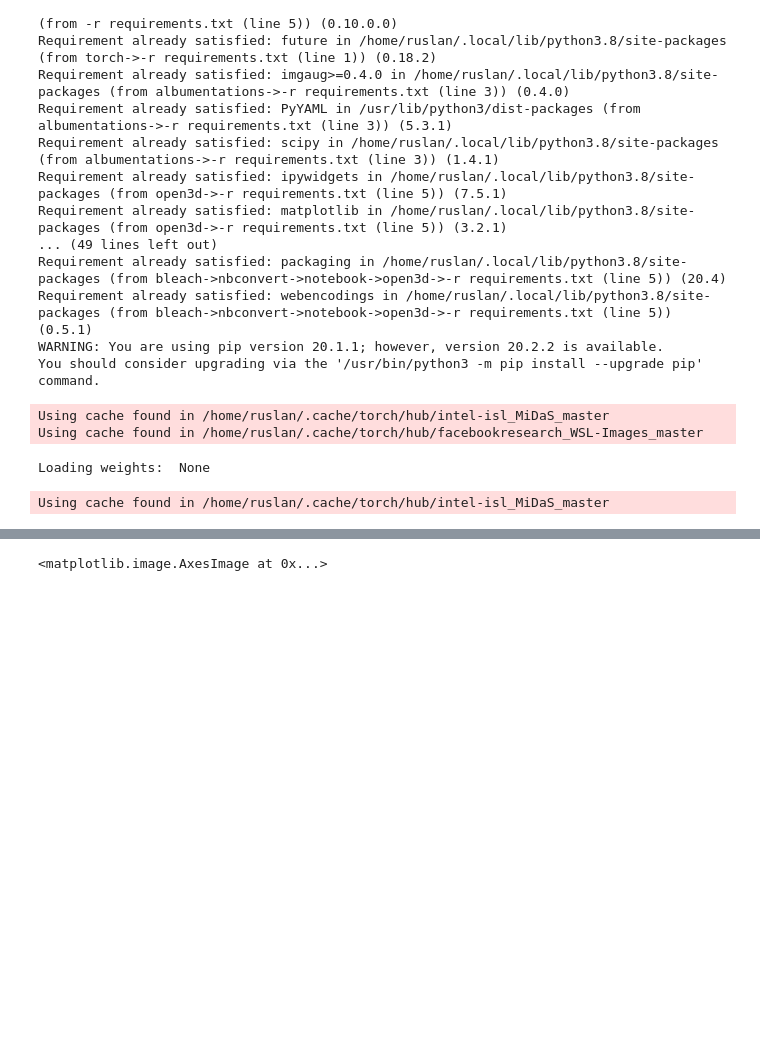
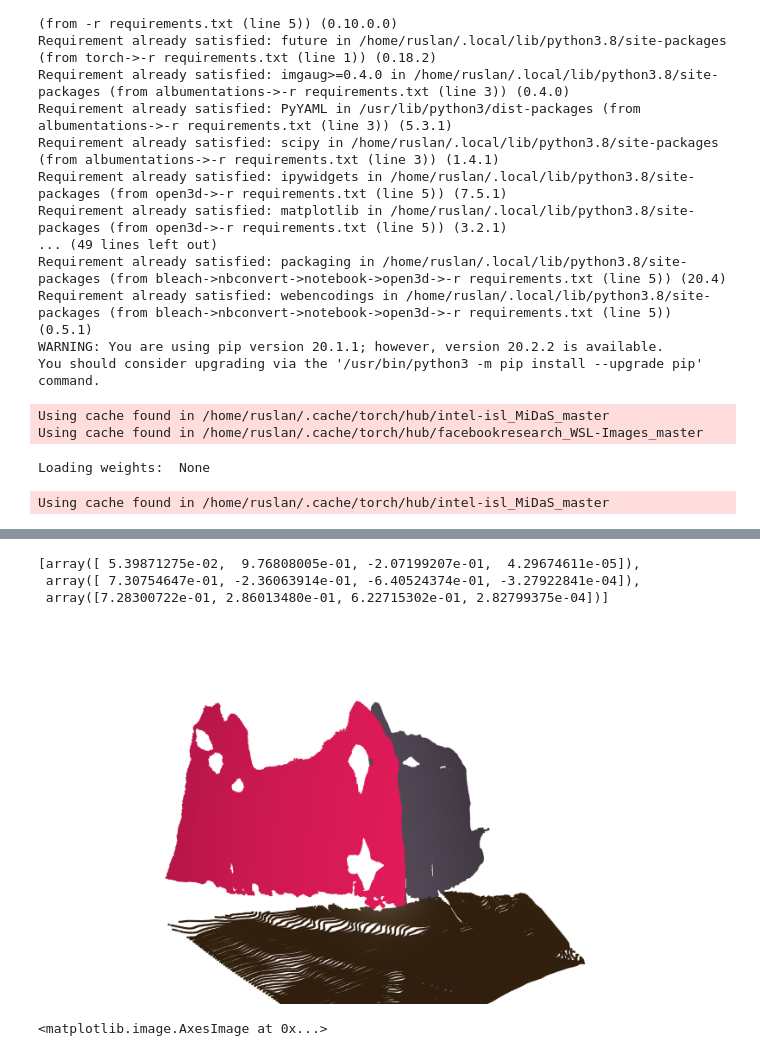
Before and after one commit to RuslanOm/plane_reconstructor, a Jupyter notebook: experiments.ipynb, the cells around one changed output, grey strips where cells are left out. Cells and saved outputs as stored; diff of their text form; code cells hidden in the pictures; blank space fills up the shorter version.

Commit message:
added functions for plane extracting

```diff
--- a/experiments.ipynb
+++ b/experiments.ipynb
@@ -97,6 +156,5 @@ ls_right_depths = []
 ls_tmp = []
 funcs = [thr_func(0.95), np.mean]
 for item, fun in zip(ls_map_arr, funcs):
-    tmp, k = crop_depth_map((1 / depth_map) * item, fun)
-    if k >= int(N * 0.2):
-        ls_right_depths.extend(get_connected_components(tmp, threshold=0.5))
+    tmp, k = crop_depth_map(depth_map * item, fun)
+    ls_right_depths.extend(get_connected_components(tmp, threshold=0.3))
@@ -170,0 +172,9 @@ Wall time: 244 ms
+# %%
+%%time
+ls_right_map_arrs = [np.where(item > 0, 1, 0) for item in ls_right_depths]
+ls_maps_planes = []
+ls_vectors_planes = []
+for dd, map_arr in zip(ls_right_depths, ls_right_map_arrs):
+    result = extract_planes_con(map_arr, dd, map_arr.sum(), 0.2)
+    ls_maps_planes.extend([arr for arr, _ in result])
+    ls_vectors_planes.extend([arr for _, arr in result])
@@ -171 +184,29 @@ Wall time: 244 ms
+# %%
+ls_vectors_planes
+# %% [output]
+[array([ 5.39871275e-02,  9.76808005e-01, -2.07199207e-01,  4.29674611e-05]),
+ array([ 7.30754647e-01, -2.36063914e-01, -6.40524374e-01, -3.27922841e-04]),
+ array([7.28300722e-01, 2.86013480e-01, 6.22715302e-01, 2.82799375e-04])]
+# %%
+ls_pcd = []
+for item, (a, b, c, d) in zip(ls_maps_planes, ls_vectors_planes):
+    tmp = o3d.geometry.Image(np.float32((1 / depth_map) * item))
+    tt = o3d.geometry.PointCloud.create_from_depth_image(tmp, DEFAULT_CAM)
+    tt.transform([[1, 0, 0, 0], [0, -1, 0, 0], [0, 0, -1, 0], [0, 0, 0, 1]])
+    tt.paint_uniform_color([random.uniform(0, 1) for _ in range(3)])
+
+    tt.estimate_normals(
+        search_param=o3d.geometry.KDTreeSearchParamHybrid(radius=0.2, max_nn=30))
+    tt.normals = o3d.utility.Vector3dVector(np.array([np.array([a, b, c]) for _ in range(np.asarray(tt.normals).shape[0])]))
+
+    ls_pcd.append(tt)
+
+    indeces = np.argwhere(item)
+    color = [random.randint(1, 255) for _ in range(3)]
+    for i, j in indeces:
+        img[i][j] = color
+# %%
+o3d.visualization.draw_geometries(ls_pcd, zoom=0.35)
+# %% [output]
+[figure, added]
 # %%
```
Also changed, not shown: parts of 15 cells of this notebook, 1 other file.
